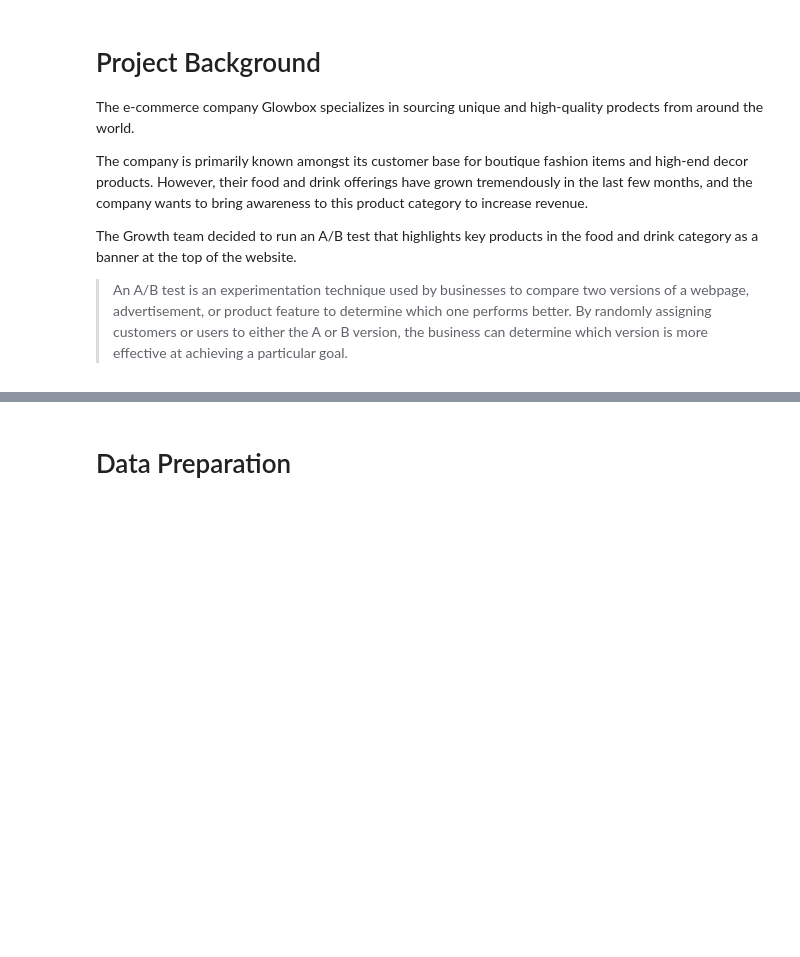
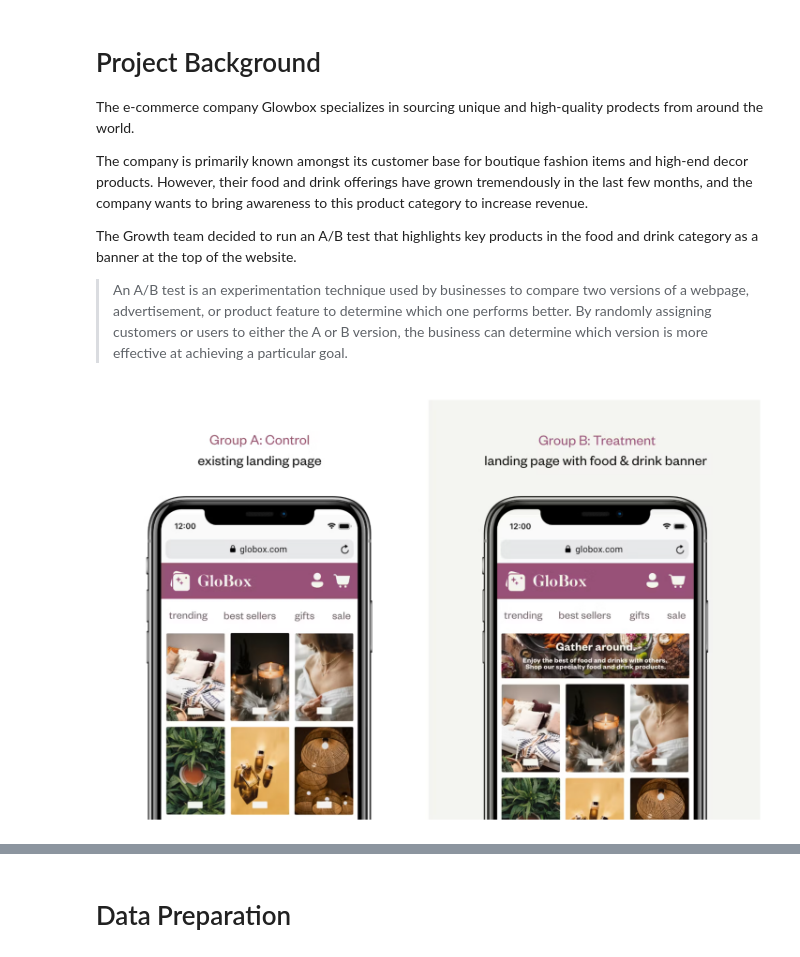
Before and after one commit to caracfinlay/AB-test-GloBox, a Jupyter notebook: python_workings_glowbox.ipynb, the cells around one changed output, grey strips where cells are left out. Cells and saved outputs as stored; diff of their text form; code cells hidden in the pictures; blank space fills up the shorter version.

Commit message:
from IPython.display import Image

```diff
--- a/python_workings_glowbox.ipynb
+++ b/python_workings_glowbox.ipynb
@@ -36,4 +36,9 @@ The company is primarily known amongst its customer base for boutique fashion it
 The Growth team decided to run an A/B test that highlights key products in the food and drink category as a banner at the top of the website.
 
 > An A/B test is an experimentation technique used by businesses to compare two versions of a webpage, advertisement, or product feature to determine which one performs better. By randomly assigning customers or users to either the A or B version, the business can determine which version is more effective at achieving a particular goal.
+# %%
+from IPython.display import Image
+Image(filename='gloxbox_banner.png', width=700)
+# %% [output]
+[figure, added]
 # %% [markdown]
```
